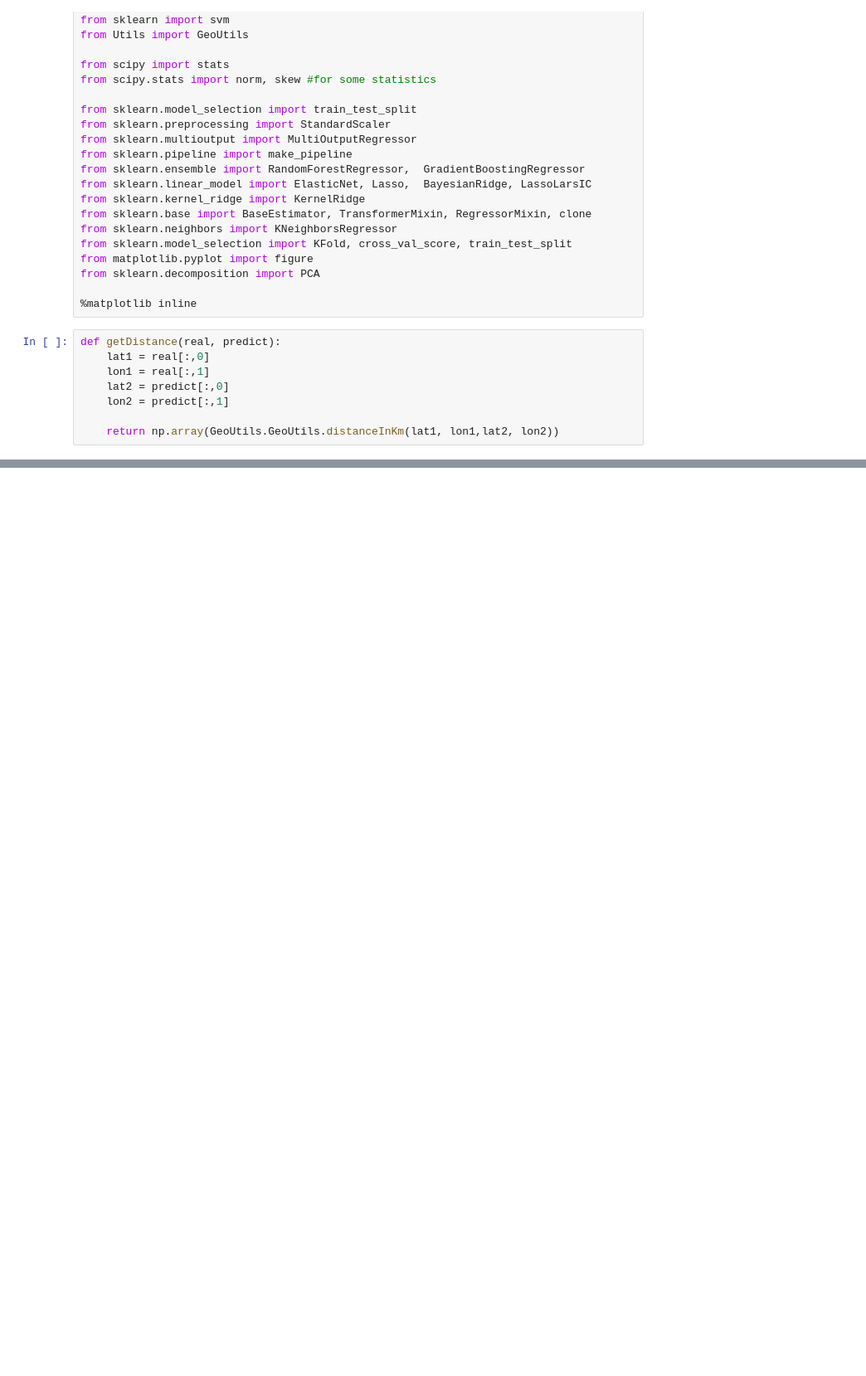
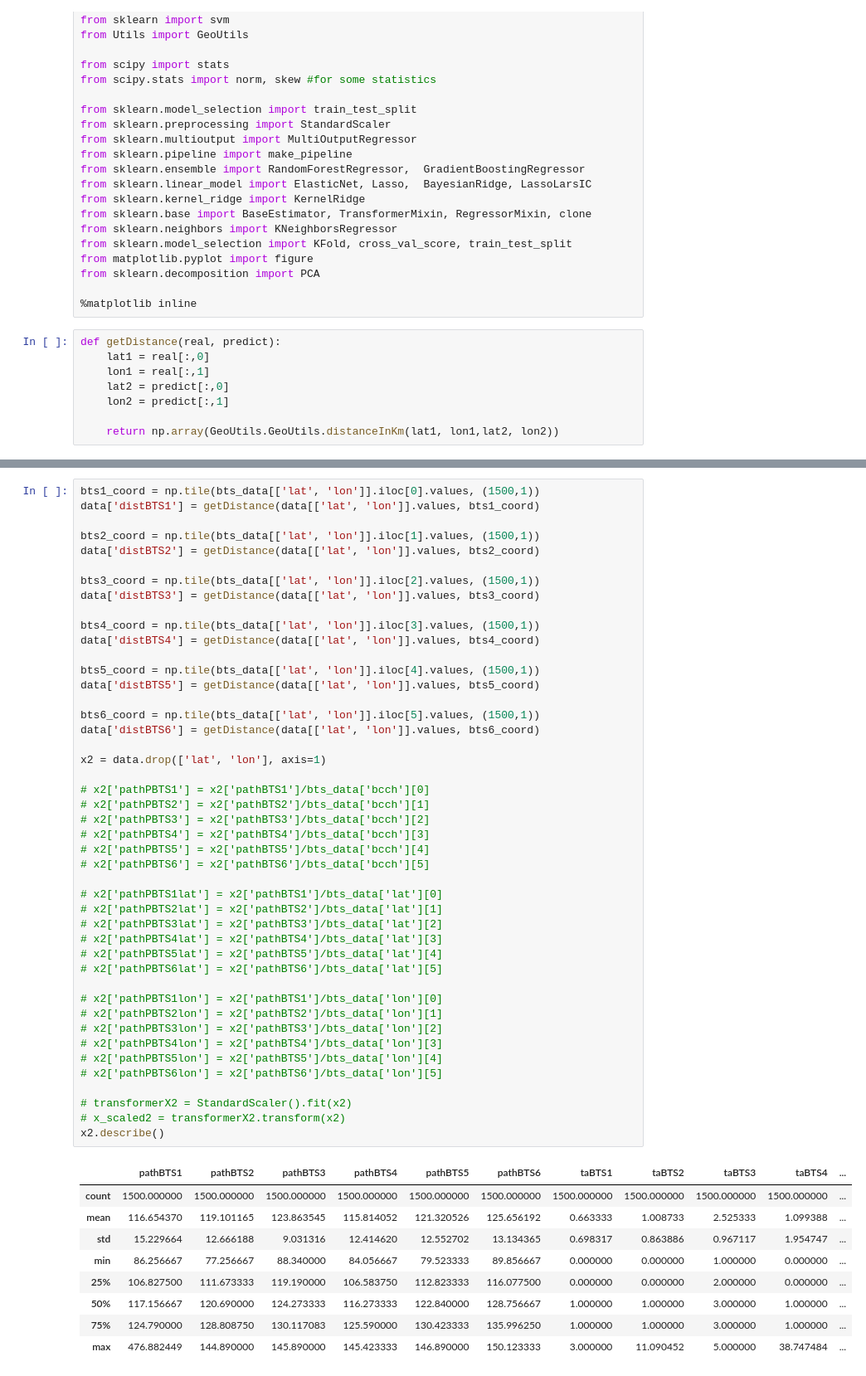
Before and after one commit to arma29/c-moveis, a Jupyter notebook: DistanceRegressor.ipynb, the cells around one changed output, grey strips where cells are left out. Shown: that part at 83% size. Drawn from its saved outputs; the diff is of its cells as text; blank space fills up the shorter version.

Commit message:
Correcting distance table

```diff
--- a/DistanceRegressor.ipynb
+++ b/DistanceRegressor.ipynb
@@ -211,0 +199,55 @@ print(getDistance(svmreal, svmpredict).mean())
+# %%
+bts1_coord = np.tile(bts_data[['lat', 'lon']].iloc[0].values, (1500,1))
+data['distBTS1'] = getDistance(data[['lat', 'lon']].values, bts1_coord)
+
+bts2_coord = np.tile(bts_data[['lat', 'lon']].iloc[1].values, (1500,1))
+data['distBTS2'] = getDistance(data[['lat', 'lon']].values, bts2_coord)
+
+bts3_coord = np.tile(bts_data[['lat', 'lon']].iloc[2].values, (1500,1))
+data['distBTS3'] = getDistance(data[['lat', 'lon']].values, bts3_coord)
+
+bts4_coord = np.tile(bts_data[['lat', 'lon']].iloc[3].values, (1500,1))
+data['distBTS4'] = getDistance(data[['lat', 'lon']].values, bts4_coord)
+
+bts5_coord = np.tile(bts_data[['lat', 'lon']].iloc[4].values, (1500,1))
+data['distBTS5'] = getDistance(data[['lat', 'lon']].values, bts5_coord)
+
+bts6_coord = np.tile(bts_data[['lat', 'lon']].iloc[5].values, (1500,1))
+data['distBTS6'] = getDistance(data[['lat', 'lon']].values, bts6_coord)
+
+x2 = data.drop(['lat', 'lon'], axis=1)
+
+# x2['pathPBTS1'] = x2['pathBTS1']/bts_data['bcch'][0]
+# x2['pathPBTS2'] = x2['pathBTS2']/bts_data['bcch'][1]
+# x2['pathPBTS3'] = x2['pathBTS3']/bts_data['bcch'][2]
+# x2['pathPBTS4'] = x2['pathBTS4']/bts_data['bcch'][3]
+# x2['pathPBTS5'] = x2['pathBTS5']/bts_data['bcch'][4]
+# x2['pathPBTS6'] = x2['pathBTS6']/bts_data['bcch'][5]
+
+# x2['pathPBTS1lat'] = x2['pathBTS1']/bts_data['lat'][0]
+# x2['pathPBTS2lat'] = x2['pathBTS2']/bts_data['lat'][1]
+# x2['pathPBTS3lat'] = x2['pathBTS3']/bts_data['lat'][2]
+# x2['pathPBTS4lat'] = x2['pathBTS4']/bts_data['lat'][3]
+# x2['pathPBTS5lat'] = x2['pathBTS5']/bts_data['lat'][4]
+# x2['pathPBTS6lat'] = x2['pathBTS6']/bts_data['lat'][5]
+
+# x2['pathPBTS1lon'] = x2['pathBTS1']/bts_data['lon'][0]
+# x2['pathPBTS2lon'] = x2['pathBTS2']/bts_data['lon'][1]
+# x2['pathPBTS3lon'] = x2['pathBTS3']/bts_data['lon'][2]
+# x2['pathPBTS4lon'] = x2['pathBTS4']/bts_data['lon'][3]
+# x2['pathPBTS5lon'] = x2['pathBTS5']/bts_data['lon'][4]
+# x2['pathPBTS6lon'] = x2['pathBTS6']/bts_data['lon'][5]
+
+# transformerX2 = StandardScaler().fit(x2)
+# x_scaled2 = transformerX2.transform(x2)
+x2.describe()
+# %% [output]
+|  | pathBTS1 | pathBTS2 | pathBTS3 | pathBTS4 | pathBTS5 | pathBTS6 | taBTS1 | taBTS2 | taBTS3 | taBTS4 | ... |
+| count | 1500.000000 | 1500.000000 | 1500.000000 | 1500.000000 | 1500.000000 | 1500.000000 | 1500.000000 | 1500.000000 | 1500.000000 | 1500.000000 | ... |
+| mean | 116.654370 | 119.101165 | 123.863545 | 115.814052 | 121.320526 | 125.656192 | 0.663333 | 1.008733 | 2.525333 | 1.099388 | ... |
+| std | 15.229664 | 12.666188 | 9.031316 | 12.414620 | 12.552702 | 13.134365 | 0.698317 | 0.863886 | 0.967117 | 1.954747 | ... |
+| min | 86.256667 | 77.256667 | 88.340000 | 84.056667 | 79.523333 | 89.856667 | 0.000000 | 0.000000 | 1.000000 | 0.000000 | ... |
+| 25% | 106.827500 | 111.673333 | 119.190000 | 106.583750 | 112.823333 | 116.077500 | 0.000000 | 0.000000 | 2.000000 | 0.000000 | ... |
+| 50% | 117.156667 | 120.690000 | 124.273333 | 116.273333 | 122.840000 | 128.756667 | 1.000000 | 1.000000 | 3.000000 | 1.000000 | ... |
+| 75% | 124.790000 | 128.808750 | 130.117083 | 125.590000 | 130.423333 | 135.996250 | 1.000000 | 1.000000 | 3.000000 | 1.000000 | ... |
+| max | 476.882449 | 144.890000 | 145.890000 | 145.423333 | 146.890000 | 150.123333 | 3.000000 | 11.090452 | 5.000000 | 38.747484 | ... |
```
Also changed, not shown: parts of 36 cells of this notebook.
